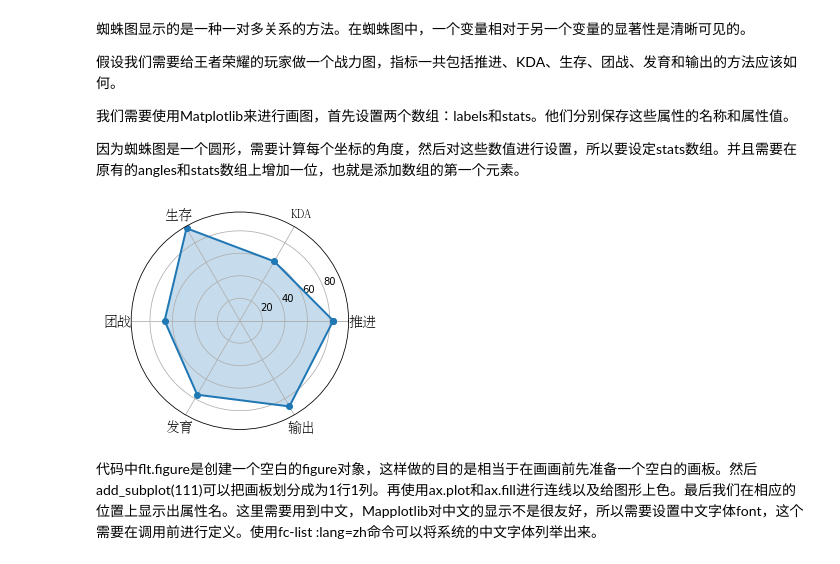
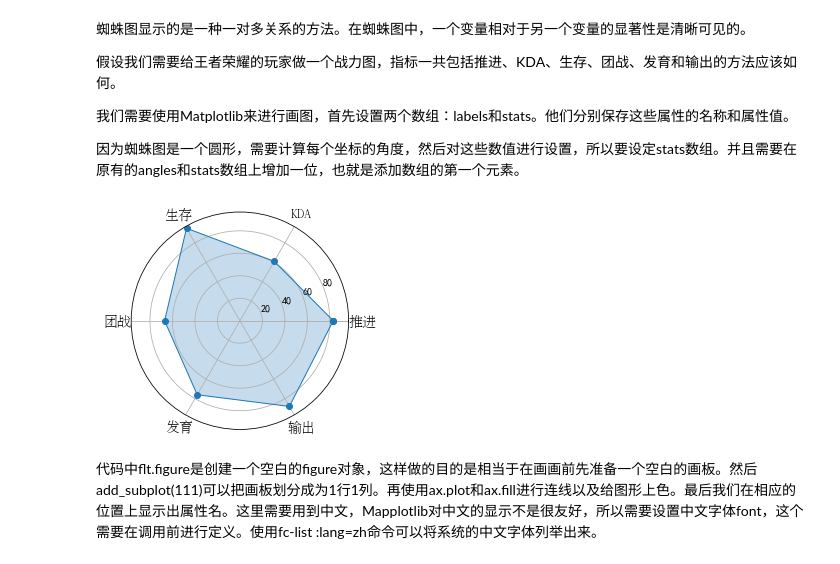
Before and after one commit to too-hoo/DataAnalysisInAction, a Jupyter notebook: lesson15/数据分析可视化.ipynb, the cells around one changed output. Saved outputs shown, nothing was run; the diff lists cells and outputs as text; code cells hidden in the pictures.

```diff
--- a/lesson15/数据分析可视化.ipynb
+++ b/lesson15/数据分析可视化.ipynb
@@ -230,29 +234,29 @@ plt.show()
 # %%
 import numpy as np
 import matplotlib.pyplot as plt
 import seaborn as sns
 from matplotlib.font_manager import FontProperties
 # 数据准备
 labels = np.array([u"推进","KDA",u"生存",u"团战",u"发育",u"输出"])
 stats = [83,61,95,67,76,88]
 # 画图数据准备，角度、状态值
-angles = np.linspace(0, 2*np.pi, len(labels), endpoint=False)
+angles = np.linspace(0, 2*np.pi, len(labels), endpoint=False) # 2代表的是平面显示
 stats = np.concatenate((stats,[stats[0]]))
 angles = np.concatenate((angles,[angles[0]]))
 # 用 matplotlib 画出蜘蛛图
 # 创建一个空白的对象
 fig = plt.figure()
 # 把画板分成一行一列
 ax = fig.add_subplot(111, polar=True)
 # 给图像上色
-ax.plot(angles, stats, 'o-', linewidth=2)
+ax.plot(angles, stats, 'o-', linewidth=1)
 ax.fill(angles, stats, alpha=0.25)
 # 设置中文字体
 font = FontProperties(fname=r"/usr/share/fonts/truetype/arphic/uming.ttc",size=14)
 ax.set_thetagrids(angles * 180/np.pi, labels, FontProperties=font)
 plt.show()
 # %% [output]
-[figure, old version]
+[figure, new version]
 # %% [markdown]
 代码中flt.figure是创建一个空白的figure对象，这样做的目的是相当于在画画前先准备一个空白的画板。然后add_subplot(111)可以把画板划分成为1行1列。再使用ax.plot和ax.fill进行连线以及给图形上色。最后我们在相应的位置上显示出属性名。这里需要用到中文，Mapplotlib对中文的显示不是很友好，所以需要设置中文字体font，这个需要在调用前进行定义。使用fc-list :lang=zh命令可以将系统的中文字体列举出来。
 # %% [markdown]
```
Also changed, not shown: parts of 5 cells of this notebook, 57 other files.
